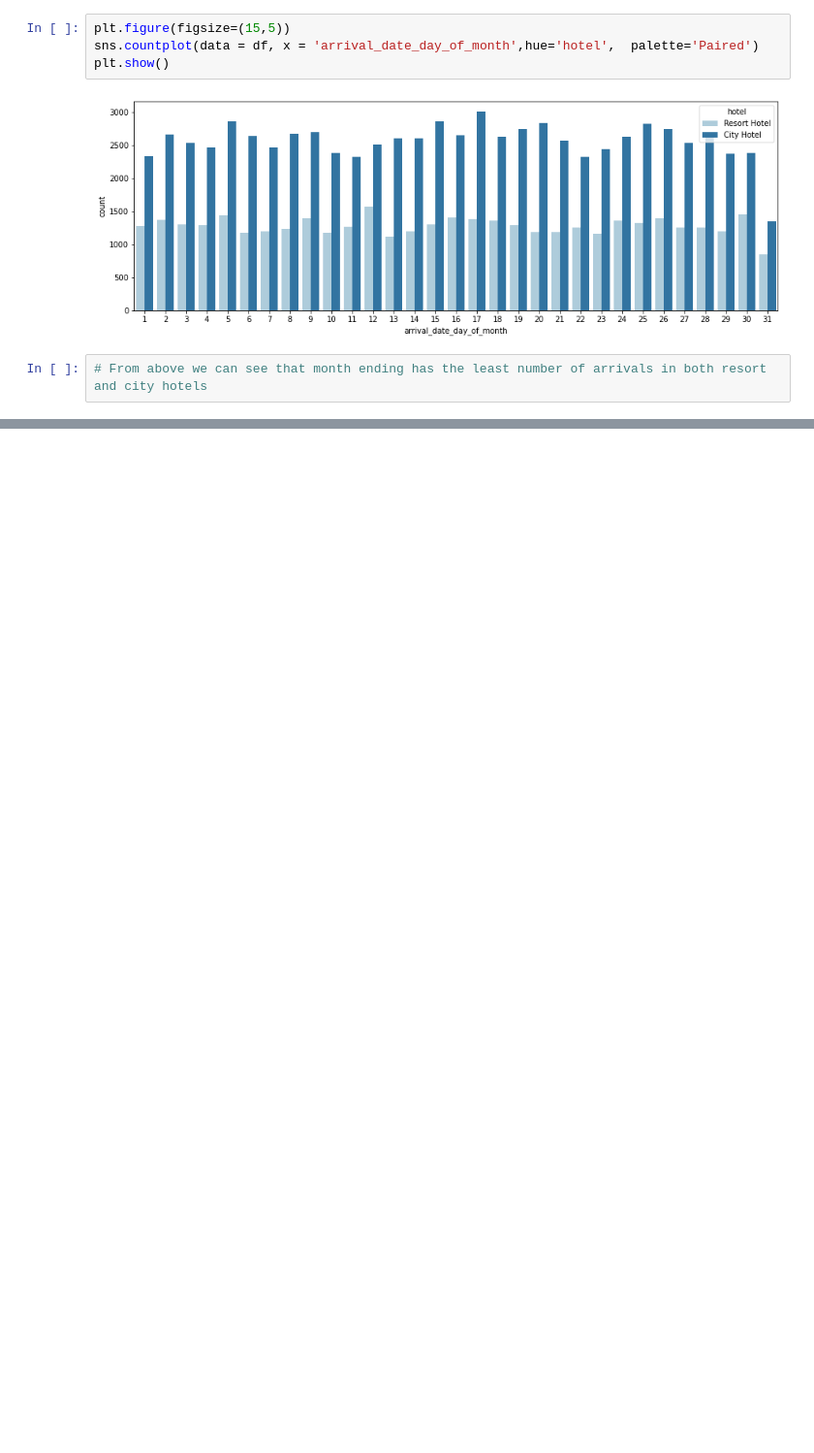
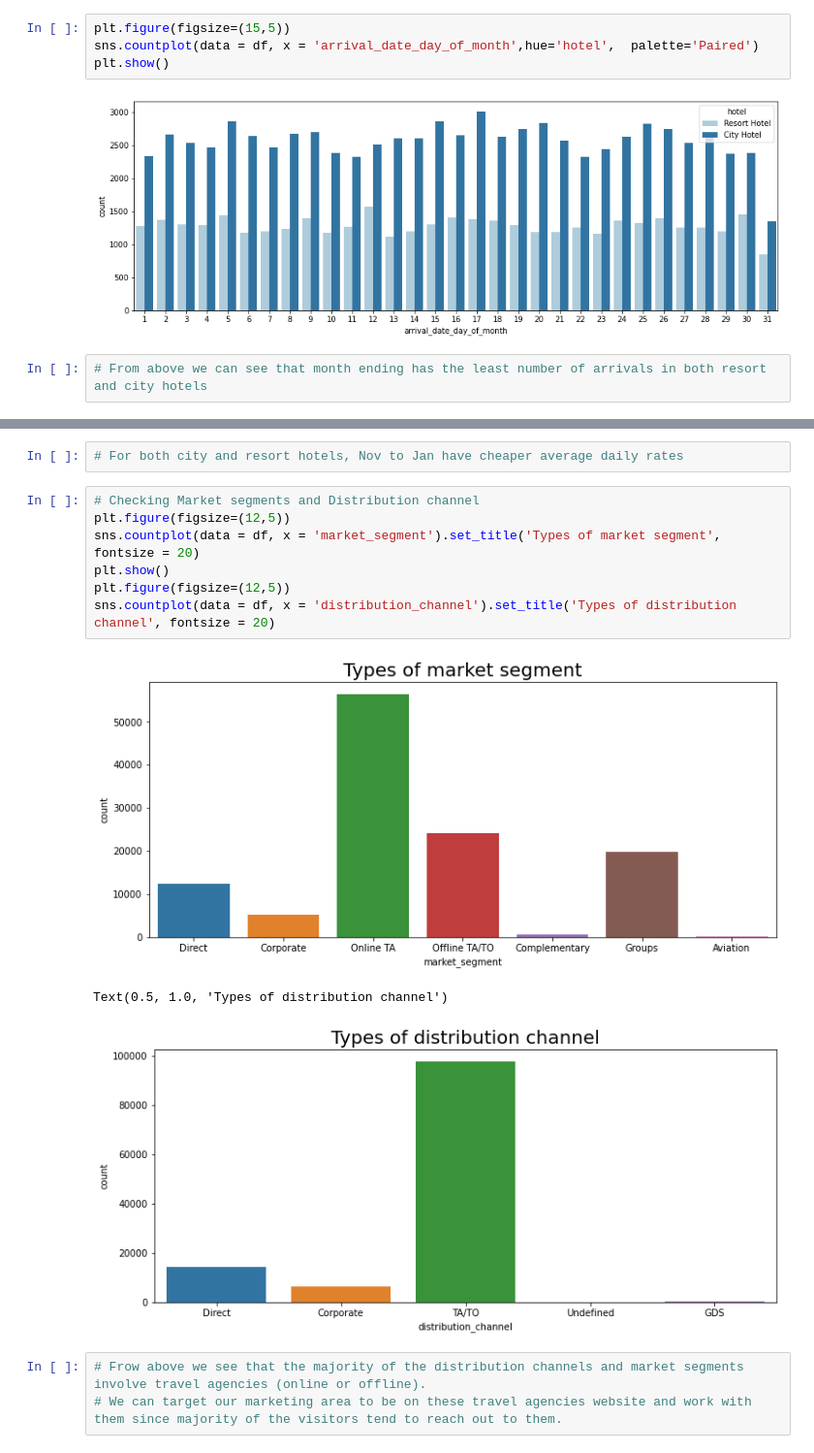
Before and after one commit to Gaurav-Yaduvanshi/Hotel-Booking-Analysis, a Jupyter notebook: Hotel_Booking_Analysis_Individual_Notebook_.ipynb, the cells around one changed output, grey strips where cells are left out. Shown at 97% size. Saved outputs shown, nothing was run; the diff lists cells and outputs as text; blank space fills up the shorter version.

```diff
--- a/Hotel_Booking_Analysis_Individual_Notebook_.ipynb
+++ b/Hotel_Booking_Analysis_Individual_Notebook_.ipynb
@@ -187,0 +230,16 @@ plt.show()
+# %%
+# For both city and resort hotels, Nov to Jan have cheaper average daily rates
+# %%
+# Checking Market segments and Distribution channel
+plt.figure(figsize=(12,5))
+sns.countplot(data = df, x = 'market_segment').set_title('Types of market segment', fontsize = 20)
+plt.show()
+plt.figure(figsize=(12,5))
+sns.countplot(data = df, x = 'distribution_channel').set_title('Types of distribution channel', fontsize = 20)
+# %% [output]
+[figure, added]
+Text(0.5, 1.0, 'Types of distribution channel')
+[figure, added]
+# %%
+# Frow above we see that the majority of the distribution channels and market segments involve travel agencies (online or offline).
+# We can target our marketing area to be on these travel agencies website and work with them since majority of the visitors tend to reach out to them.
```
Also changed, not shown: parts of 14 cells of this notebook.
